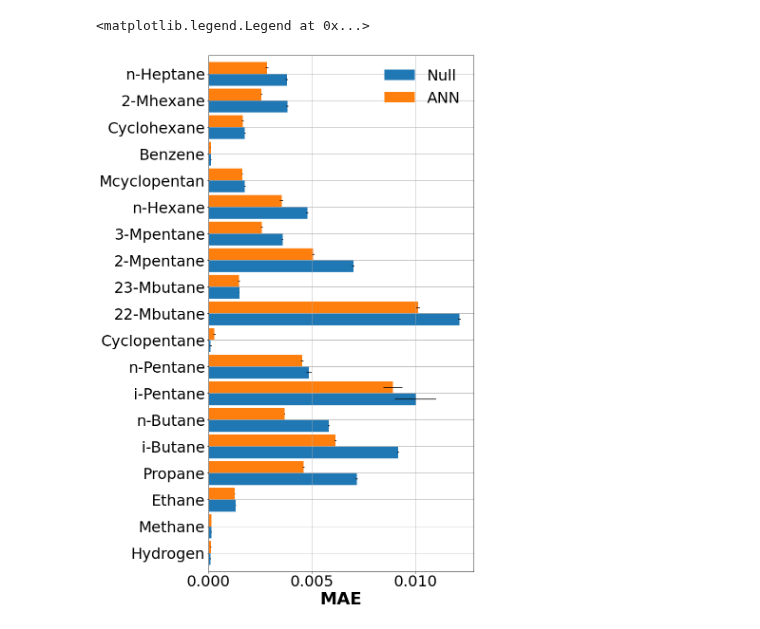
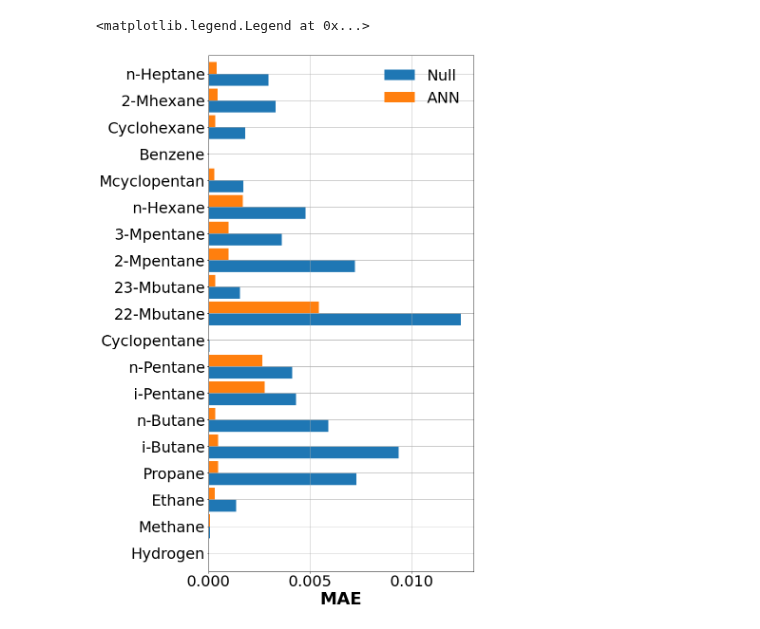
Before and after one commit to KISRDevelopment/iso-exploration, a Jupyter notebook: predict_mass_fractions.ipynb, the cells around one changed output. Drawn from its saved outputs; the diff is of its cells as text; code cells hidden in the pictures.

```diff
--- a/predict_mass_fractions.ipynb
+++ b/predict_mass_fractions.ipynb
@@ -10,26 +6,0 @@ df = pd.read_csv('iso.csv')
-# %%
-r = np.load('tmp/mass_fractions_preds.npz', allow_pickle=True)
-list_train_ix = r['list_train_ix']
-list_yhat = r['list_yhat']
-cfg = r['cfg'].tolist()
-Y = np.array(df[cfg['output_cols']])
-# %%
-mean_maes = []
-stderr_maes = []
-n_models = len(cfg['models'])
-for m in range(n_models):
-    model_preds = list_yhat[:,m,:,:]
-
-    ae = np.abs(model_preds - Y)
-    test_ae = []
-    for rep in range(ae.shape[0]):
-        test_ae.append(ae[rep, ~list_train_ix[rep,:], :])
-    test_ae = np.array(test_ae)
-
-    mae = np.mean(test_ae, axis=1)
-
-    mean_mae = np.mean(mae, axis=0)
-    stderr_mae = np.std(mae, axis=0, ddof=1)
-
-    mean_maes.append(mean_mae)
-    stderr_maes.append(stderr_mae)
@@ -36,6 +9,16 @@ for m in range(n_models):
+# %%
+with open('evaluation_results.json', 'r') as f:
+    cfg = json.load(f)
 # %%
 output_cols = cfg['output_cols']
 labels = [l.replace('process_','') for l in output_cols]
 model_names = [m['name'] for m in cfg['models']]
-means_df = pd.DataFrame(data=np.array(mean_maes).T, columns=model_names, index=labels)
-err_df = pd.DataFrame(data=np.array(stderr_maes).T, columns=model_names, index=labels)
+
+cols = []
+for m in cfg['models']:
+    cols.append([m['test_mae_by_output'][c] for c in output_cols])
+cols = np.array(cols)
+
+results_df = pd.DataFrame(data=np.array(cols), columns=labels, index=model_names).T
+results_df
+#means_df = pd.DataFrame(data=np.array(mean_maes).T, columns=model_names, index=labels)
@@ -42,12 +43,12 @@ err_df = pd.DataFrame(data=np.array(stderr_maes).T, columns=model_names, index=l
 # %%
 f, ax = plt.subplots(1, 1, figsize=(10, 20))
-means_df.plot.barh(xerr=err_df, ax=ax, width=0.90)
+results_df.plot.barh(ax=ax, width=0.90)
 ax.tick_params(axis='x', labelsize=32)
 ax.tick_params(axis='y', labelsize=32)
 ax.set_ylabel('')
 ax.set_xlabel('MAE', fontsize=36, fontweight='bold')
 ax.grid(True)
 ax.legend(fontsize=32, frameon=False)
 # %% [output]
 <matplotlib.legend.Legend at 0x...>
-[figure, old version]
+[figure, new version]
```
Also changed, not shown: parts of 5 cells of this notebook, 11 other files.
